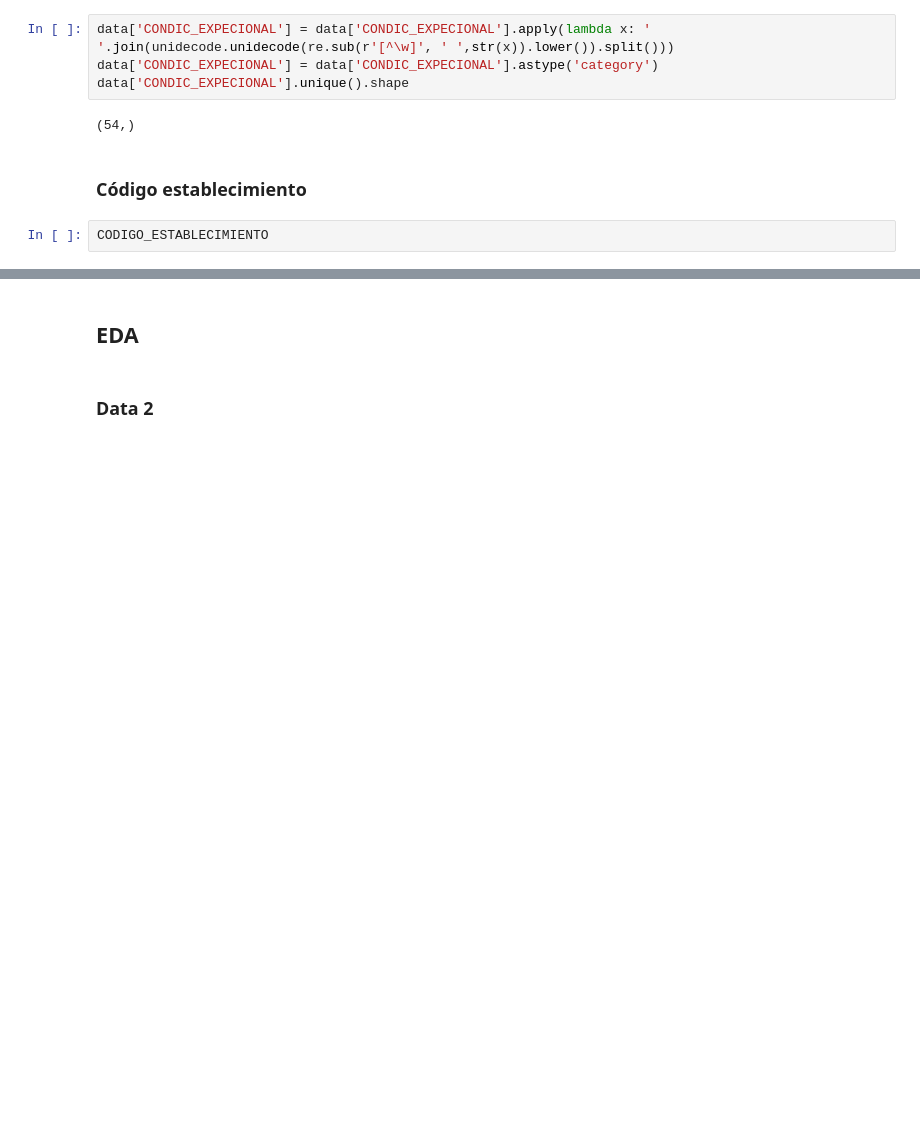
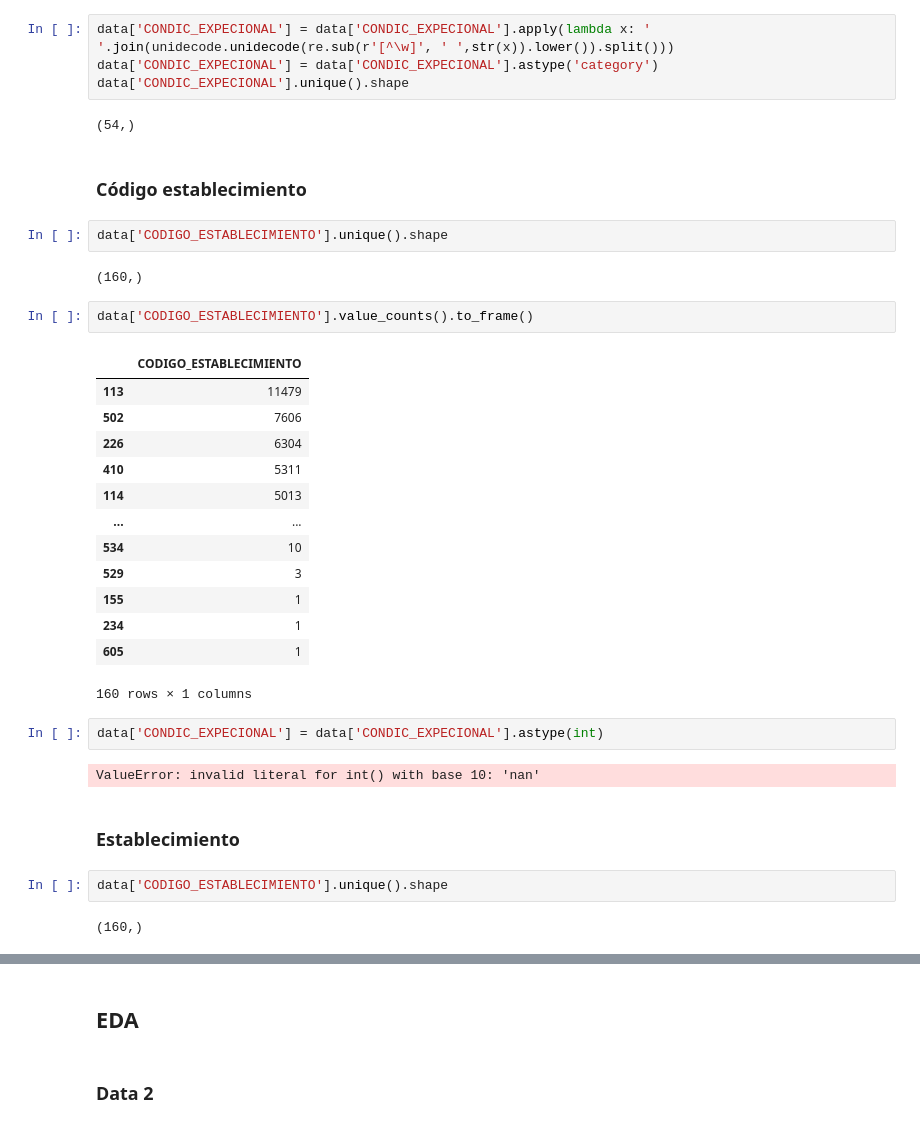
Before and after one commit to dehoyosb/MinJusticia_team77_DS4A_Project, a Jupyter notebook: exploratory_data_analysis_daniel.ipynb, the cells around one changed output, grey strips where cells are left out. Drawn from its saved outputs; the diff is of its cells as text; blank space fills up the shorter version.

```diff
--- a/exploratory_data_analysis_daniel.ipynb
+++ b/exploratory_data_analysis_daniel.ipynb
@@ -613,5 +617,33 @@ data['CONDIC_EXPECIONAL'].unique().shape
 (54,)
 # %% [markdown]
 ### Código establecimiento
-# %%
-CODIGO_ESTABLECIMIENTO
+# %%
+data['CODIGO_ESTABLECIMIENTO'].unique().shape
+# %% [output]
+(160,)
+# %%
+data['CODIGO_ESTABLECIMIENTO'].value_counts().to_frame()
+# %% [output]
+|  | CODIGO_ESTABLECIMIENTO |
+| 113 | 11479 |
+| 502 | 7606 |
+| 226 | 6304 |
+| 410 | 5311 |
+| 114 | 5013 |
+| ... | ... |
+| 534 | 10 |
+| 529 | 3 |
+| 155 | 1 |
+| 234 | 1 |
+| 605 | 1 |
+160 rows × 1 columns
+# %%
+data['CONDIC_EXPECIONAL'] = data['CONDIC_EXPECIONAL'].astype(int)
+# %% [output]
+ValueError: invalid literal for int() with base 10: 'nan'
+# %% [markdown]
+### Establecimiento
+# %%
+data['CODIGO_ESTABLECIMIENTO'].unique().shape
+# %% [output]
+(160,)
```
Also changed, not shown: parts of 23 cells of this notebook.
